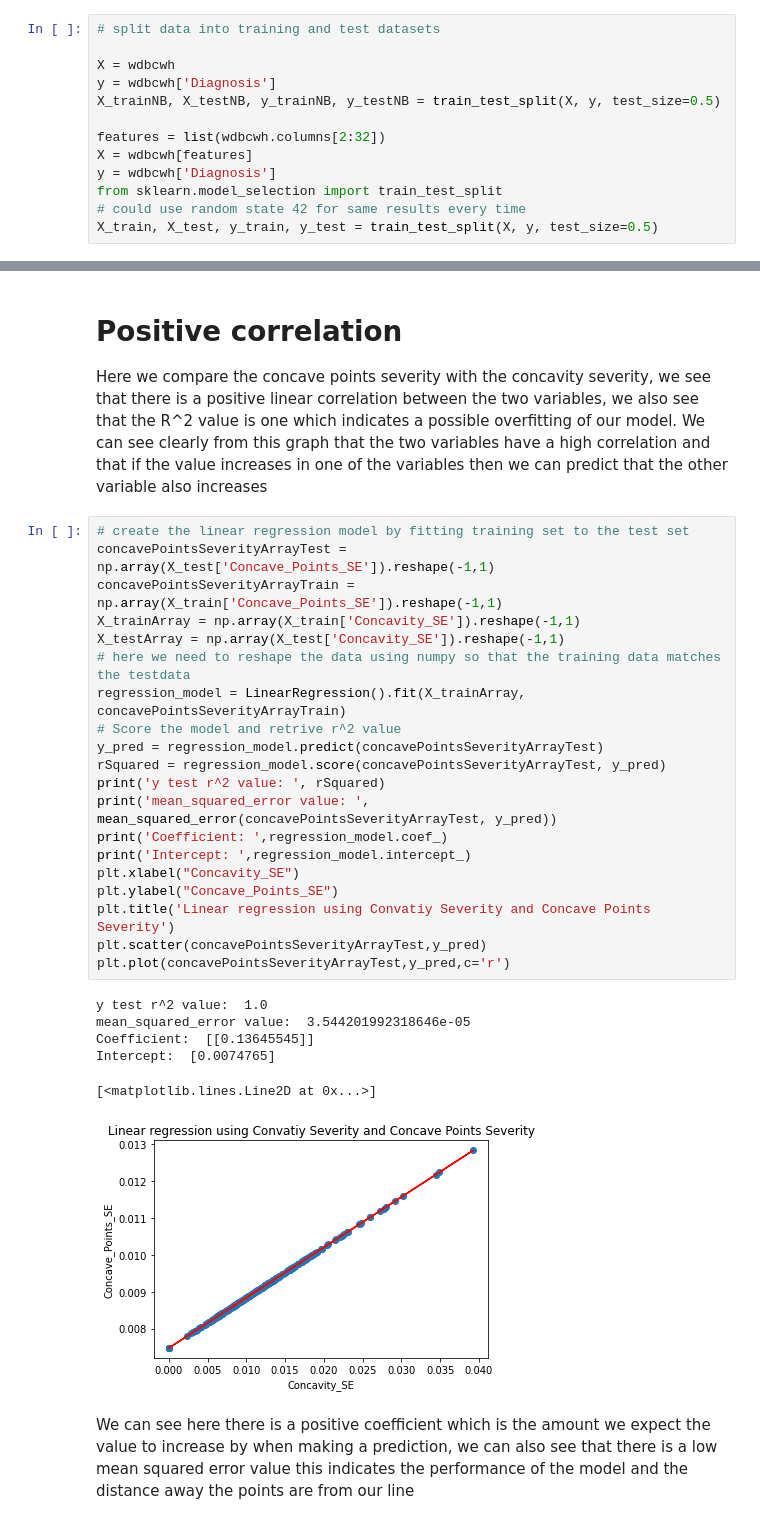
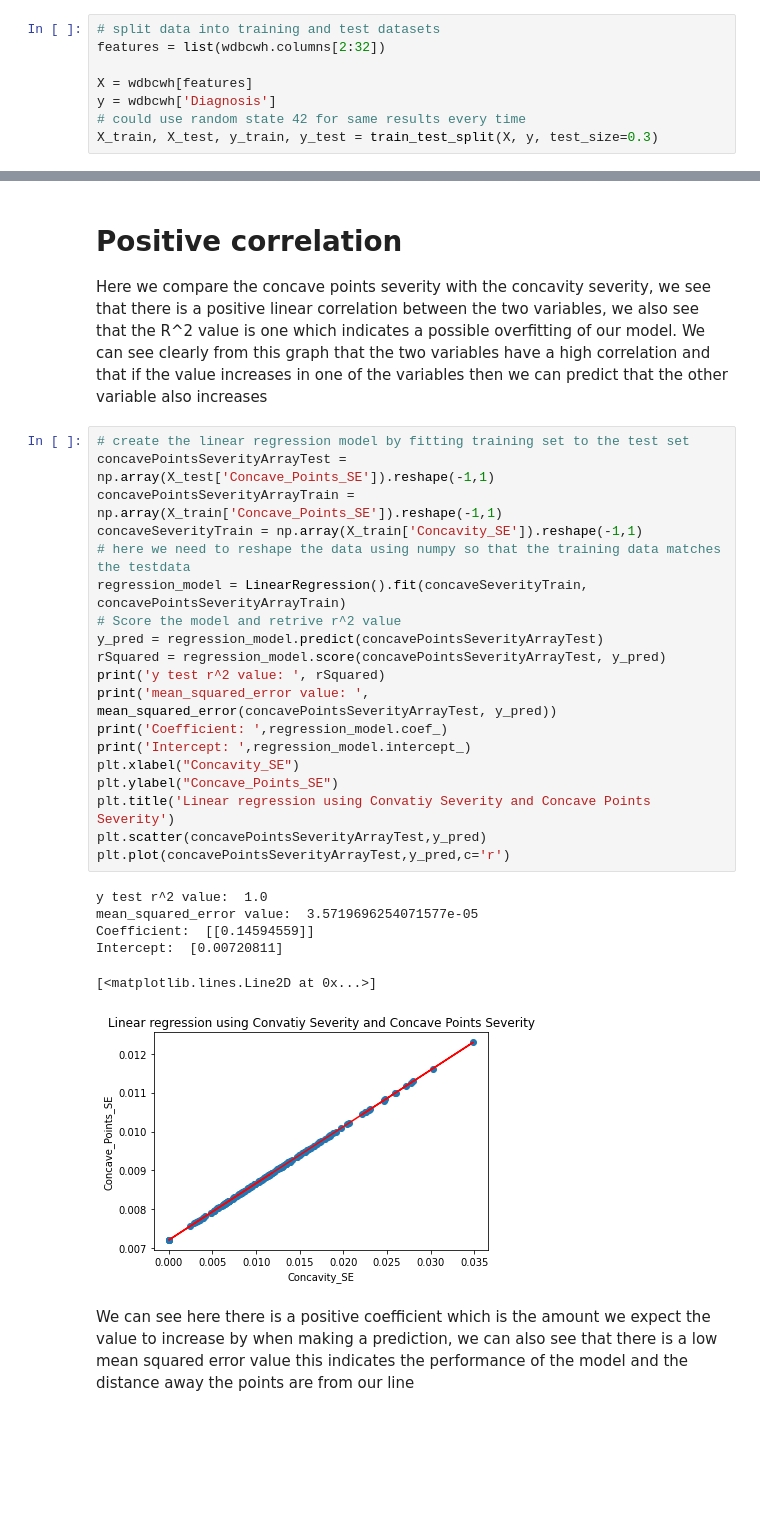
Before and after one commit to Ultan-Kearns/LYIT-Machine-Learning-Project, a Jupyter notebook: FinalSubmissionNotebook.ipynb, the cells around one changed output, grey strips where cells are left out. Cells and saved outputs as stored; diff of their text form; blank space fills up the shorter version.

```diff
--- a/FinalSubmissionNotebook.ipynb
+++ b/FinalSubmissionNotebook.ipynb
@@ -30,17 +30,12 @@ Saving wdbcwh.csv to wdbcwh (22).csv
 In this section we prep and analyze the data we do this by dividing the data into two groups training and testing.  We will train the models with the training data so that we can predict the values within the testing dataset.  We randomize the data to produce a more accurate model and to show us the variation in performance of our models as the data is different everytime. We could also use a random seed to produce the same "random" set of rows everytime, although we wanted to avoid this to reduce our models bias towards the data when training and testing our models.
 # %%
 # split data into training and test datasets
+features = list(wdbcwh.columns[2:32])
 
-X = wdbcwh
-y = wdbcwh['Diagnosis']
-X_trainNB, X_testNB, y_trainNB, y_testNB = train_test_split(X, y, test_size=0.5)
-
-features = list(wdbcwh.columns[2:32])
 X = wdbcwh[features]
 y = wdbcwh['Diagnosis']
-from sklearn.model_selection import train_test_split
 # could use random state 42 for same results every time
-X_train, X_test, y_train, y_test = train_test_split(X, y, test_size=0.5)
+X_train, X_test, y_train, y_test = train_test_split(X, y, test_size=0.3)
 # %% [markdown]
 Here we are showing some of the values in our training sets and our test sets, by doing this we can see that we have a decent amount of randomness in our data
 # %%
@@ -303,30 +323,29 @@ Here we compare the concave points severity with the concavity severity, we see
 # %%
 # create the linear regression model by fitting training set to the test set
 concavePointsSeverityArrayTest = np.array(X_test['Concave_Points_SE']).reshape(-1,1)
 concavePointsSeverityArrayTrain = np.array(X_train['Concave_Points_SE']).reshape(-1,1)
-X_trainArray = np.array(X_train['Concavity_SE']).reshape(-1,1)
-X_testArray = np.array(X_test['Concavity_SE']).reshape(-1,1)
+concaveSeverityTrain = np.array(X_train['Concavity_SE']).reshape(-1,1)
 # here we need to reshape the data using numpy so that the training data matches the testdata
-regression_model = LinearRegression().fit(X_trainArray, concavePointsSeverityArrayTrain)
+regression_model = LinearRegression().fit(concaveSeverityTrain, concavePointsSeverityArrayTrain)
 # Score the model and retrive r^2 value
 y_pred = regression_model.predict(concavePointsSeverityArrayTest)
 rSquared = regression_model.score(concavePointsSeverityArrayTest, y_pred)
 print('y test r^2 value: ', rSquared)
 print('mean_squared_error value: ', mean_squared_error(concavePointsSeverityArrayTest, y_pred))
 print('Coefficient: ',regression_model.coef_)
 print('Intercept: ',regression_model.intercept_)
 plt.xlabel("Concavity_SE")
 plt.ylabel("Concave_Points_SE")
 plt.title('Linear regression using Convatiy Severity and Concave Points Severity')
 plt.scatter(concavePointsSeverityArrayTest,y_pred)
 plt.plot(concavePointsSeverityArrayTest,y_pred,c='r')
 # %% [output]
 y test r^2 value:  1.0
-mean_squared_error value:  3.544201992318646e-05
-Coefficient:  [[0.13645545]]
-Intercept:  [0.0074765]
+mean_squared_error value:  3.5719696254071577e-05
+Coefficient:  [[0.14594559]]
+Intercept:  [0.00720811]
 [<matplotlib.lines.Line2D at 0x...>]
-[figure, old version]
+[figure, new version]
 # %% [markdown]
 We can see here there is a positive coefficient which is the amount we expect the value to increase by when making a prediction, we can also see that there is a low mean squared error value this indicates the performance of the model and the distance away the points are from our line
 # %% [markdown]
```
Also changed, not shown: parts of 46 cells of this notebook.
